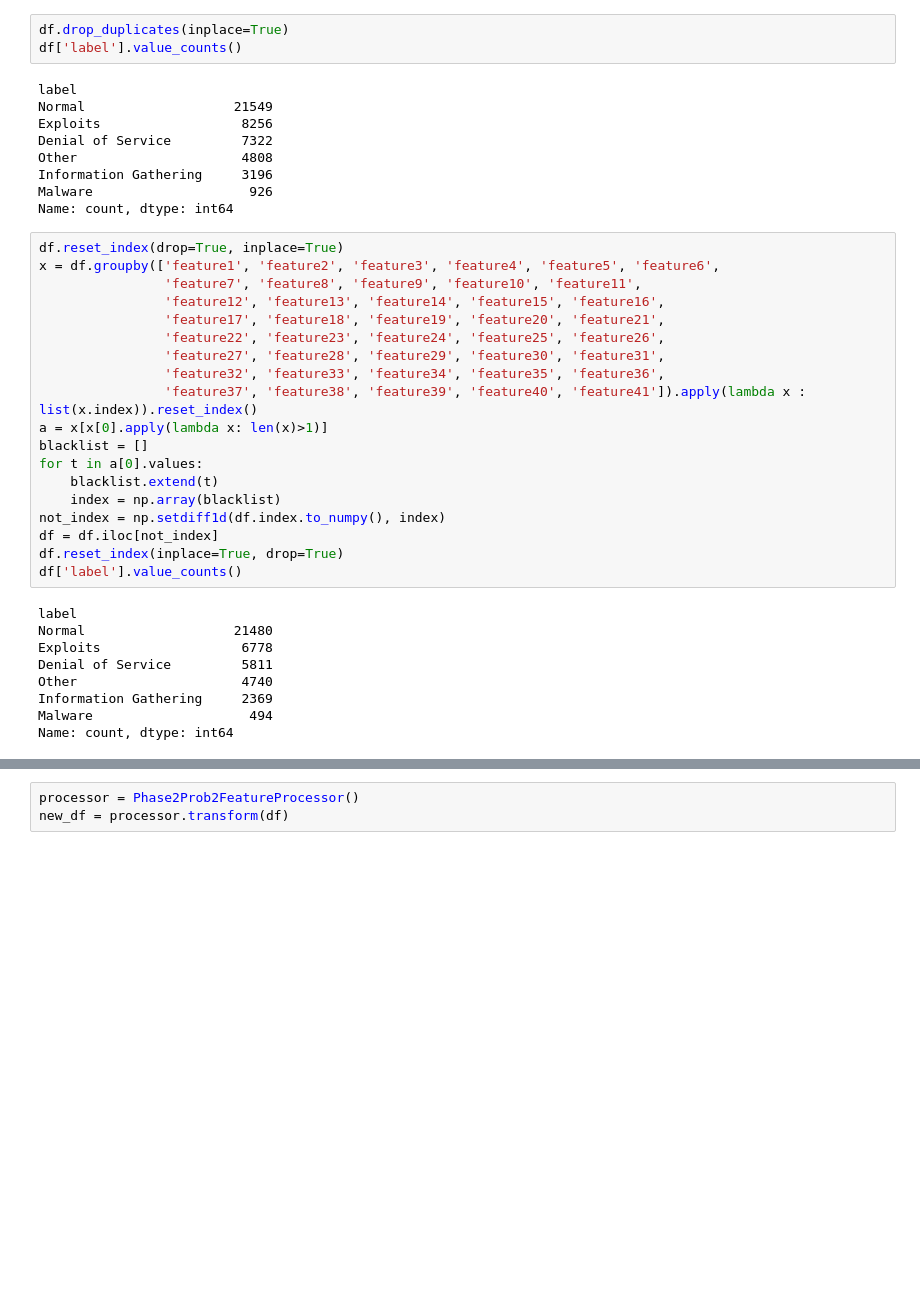
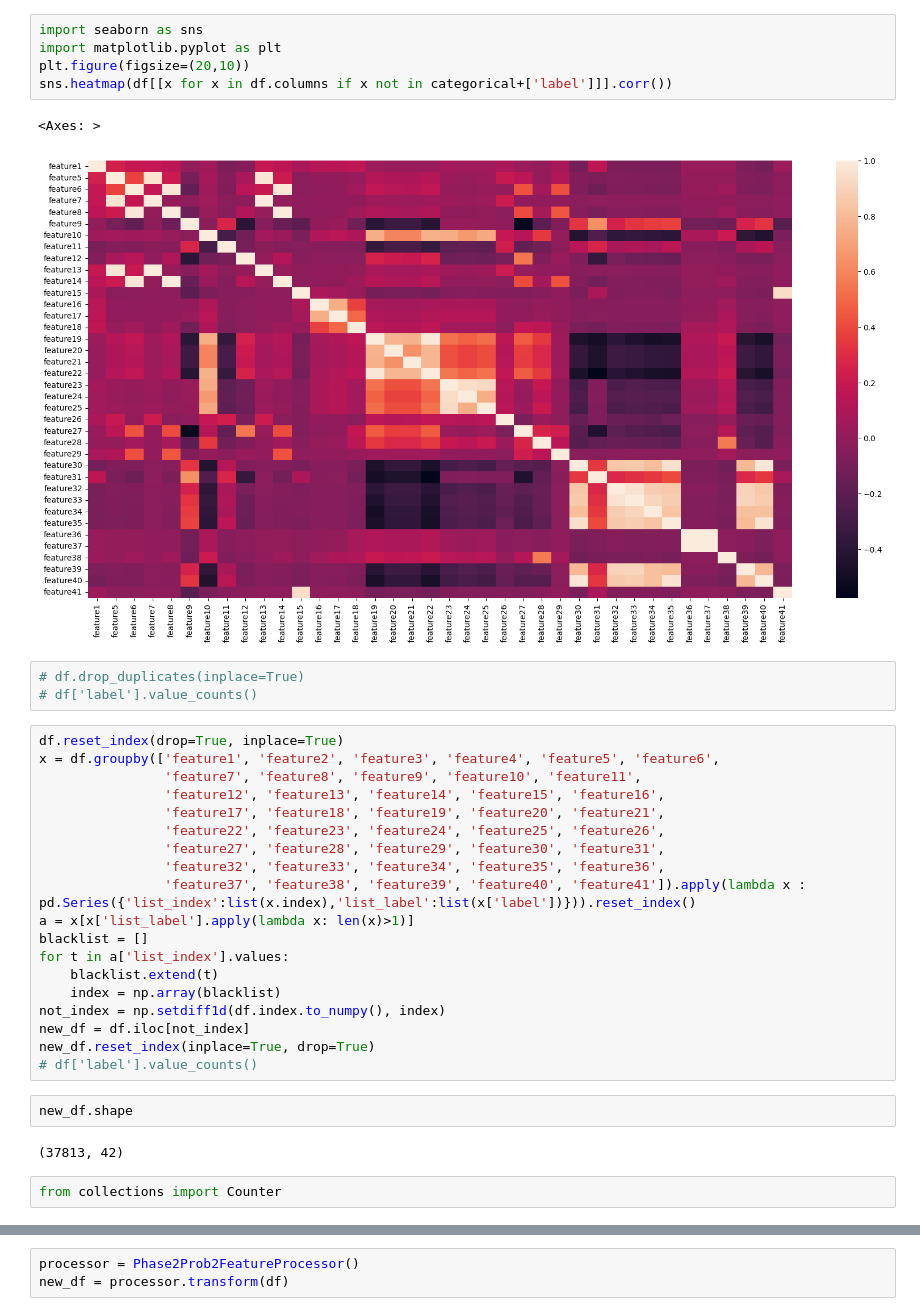
Before and after one commit to lhduc94/COMP_MLOPS, a Jupyter notebook: notebooks/phase2_prob2.ipynb, the cells around one changed output, grey strips where cells are left out. Cells and saved outputs as stored; diff of their text form; blank space fills up the shorter version.

```diff
--- a/notebooks/phase2_prob2.ipynb
+++ b/notebooks/phase2_prob2.ipynb
@@ -29,15 +84,14 @@ Name: count, dtype: int64
+# %%
+import seaborn as sns
+import matplotlib.pyplot as plt
+plt.figure(figsize=(20,10))
+sns.heatmap(df[[x for x in df.columns if x not in categorical+['label']]].corr())
+# %% [output]
+<Axes: >
+[figure, added]
 # %%
-df.drop_duplicates(inplace=True)
-df['label'].value_counts()
+# df.drop_duplicates(inplace=True)
+# df['label'].value_counts()
-# %% [output]
-label
-Normal                   21549
-Exploits                  8256
-Denial of Service         7322
-Other                     4808
-Information Gathering     3196
-Malware                    926
-Name: count, dtype: int64
 # %%
 df.reset_index(drop=True, inplace=True)
 x = df.groupby(['feature1', 'feature2', 'feature3', 'feature4', 'feature5', 'feature6',
@@ -47,22 +101,19 @@ x = df.groupby(['feature1', 'feature2', 'feature3', 'feature4', 'feature5', 'fea
                 'feature22', 'feature23', 'feature24', 'feature25', 'feature26',
                 'feature27', 'feature28', 'feature29', 'feature30', 'feature31',
                 'feature32', 'feature33', 'feature34', 'feature35', 'feature36',
-                'feature37', 'feature38', 'feature39', 'feature40', 'feature41']).apply(lambda x : list(x.index)).reset_index()
-a = x[x[0].apply(lambda x: len(x)>1)]
+                'feature37', 'feature38', 'feature39', 'feature40', 'feature41']).apply(lambda x : pd.Series({'list_index':list(x.index),'list_label':list(x['label'])})).reset_index()
+a = x[x['list_label'].apply(lambda x: len(x)>1)]
 blacklist = []
-for t in a[0].values:
+for t in a['list_index'].values:
     blacklist.extend(t)
     index = np.array(blacklist)
 not_index = np.setdiff1d(df.index.to_numpy(), index)
-df = df.iloc[not_index]
-df.reset_index(inplace=True, drop=True)
-df['label'].value_counts()
+new_df = df.iloc[not_index]
+new_df.reset_index(inplace=True, drop=True)
+# df['label'].value_counts()
-# %% [output]
-label
-Normal                   21480
-Exploits                  6778
-Denial of Service         5811
-Other                     4740
-Information Gathering     2369
-Malware                    494
-Name: count, dtype: int64
+# %%
+new_df.shape
+# %% [output]
+(37813, 42)
+# %%
+from collections import Counter
```
Also changed, not shown: parts of 52 cells of this notebook, 9 other files.
